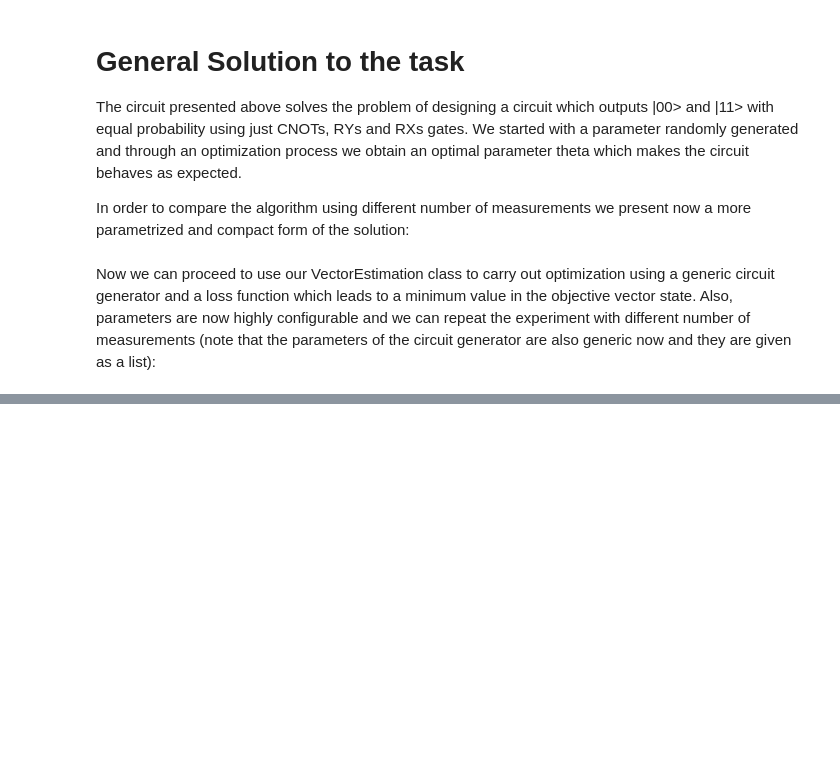
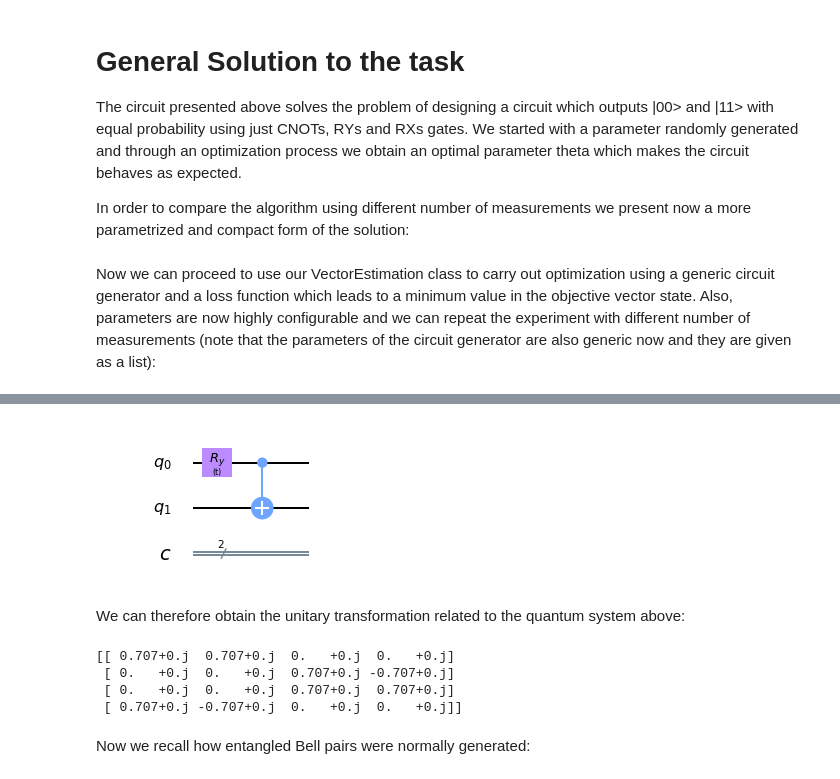
Before and after one commit to Arturacu/Quantum-exercises, a Jupyter notebook: Task 2.ipynb, the cells around one changed output, grey strips where cells are left out. Saved outputs shown, nothing was run; the diff lists cells and outputs as text; code cells hidden in the pictures; blank space fills up the shorter version.

```diff
--- a/Task 2.ipynb
+++ b/Task 2.ipynb
@@ -316,0 +377,20 @@ plt.show()
+# %%
+qc = QuantumCircuit(2,2)
+qc.ry('t', 0)
+qc.cx(0,1)
+qc.draw(output='mpl')
+# %% [output]
+[figure, added]
+# %% [markdown]
+We can therefore obtain the unitary transformation related to the quantum system above:
+# %%
+job = execute(qc, Aer.get_backend('unitary_simulator'))
+result = job.result()
+print(result.get_unitary(qc, decimals=3))
+# %% [output]
+[[ 0.707+0.j  0.707+0.j  0.   +0.j  0.   +0.j]
+ [ 0.   +0.j  0.   +0.j  0.707+0.j -0.707+0.j]
+ [ 0.   +0.j  0.   +0.j  0.707+0.j  0.707+0.j]
+ [ 0.707+0.j -0.707+0.j  0.   +0.j  0.   +0.j]]
+# %% [markdown]
+Now we recall how entangled Bell pairs were normally generated:
```
Also changed, not shown: parts of 29 cells of this notebook.
